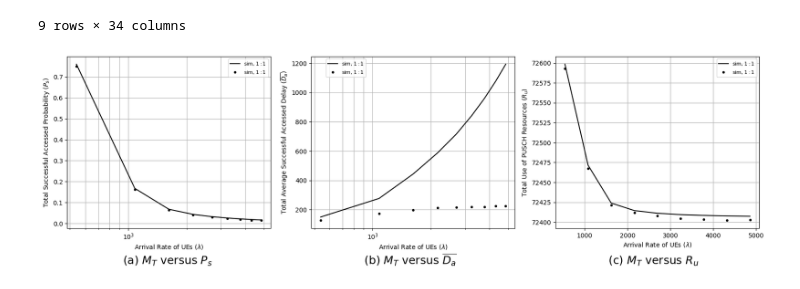
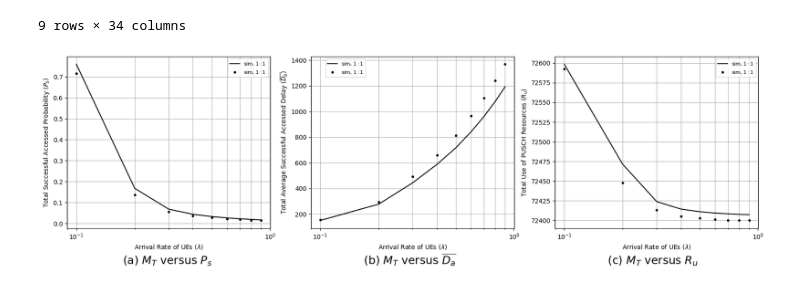
Before and after one commit to timlin0307/Thesis-Simulation, a Jupyter notebook: 2SRA and 4SRA with T_DATA in NTN/Simulation.ipynb, the cells around one changed output. Cells and saved outputs as stored; diff of their text form; code cells hidden in the pictures.

```diff
--- a/2SRA and 4SRA with T_DATA in NTN/Simulation.ipynb
+++ b/2SRA and 4SRA with T_DATA in NTN/Simulation.ipynb
@@ -1949,44 +1994,44 @@ ana
 9 rows × 34 columns
 # %%
 plt.subplot(131)
-plt.plot(ana.M_4SRA+ana.M_2SRA, ana.Ps_T, '-', color = 'black', label = 'sim, $1:1$')
-plt.plot(sim.M_4SRA+sim.M_2SRA, sim.Ps_T, 'o', ms = 3, color = 'black', label = 'sim, $1:1$')
+plt.plot(arrival_rate, ana.Ps_T, '-', color = 'black', label = 'sim, $1:1$')
+plt.plot(arrival_rate, sim.Ps_T, 'o', ms = 3, color = 'black', label = 'sim, $1:1$')
 plt.xscale('log')
 plt.xlabel("Arrival Rate of UEs ($\lambda$)")
 plt.ylabel("Total Successful Accessed Probability ($P_s$)")
 # plt.title("(a) $M_T$ versus $P_s$")
 # plt.suptitle("(a) $M_T$ versus $P_s$", fontsize=18, x=0.23, y=0.0)
 plt.grid(True, which="both")
 
 plt.legend(markerscale=1, fontsize=8, loc='best', bbox_to_anchor=(1, 1))
 
 plt.subplot(132)
-plt.plot(ana.M_4SRA+ana.M_2SRA, ana.Da_T, '-', color = 'black', label = 'sim, $1:1$')
-plt.plot(sim.M_4SRA+sim.M_2SRA, sim.Da_T, 'o', ms = 3, color = 'black', label = 'sim, $1:1$')
+plt.plot(arrival_rate, ana.Da_T, '-', color = 'black', label = 'sim, $1:1$')
+plt.plot(arrival_rate, sim.Da_T, 'o', ms = 3, color = 'black', label = 'sim, $1:1$')
 # plt.ticklabel_format(axis='both', style='sci', scilimits=(0, 0))
 plt.xscale('log')
 plt.xlabel("Arrival Rate of UEs ($\lambda$)")
 plt.ylabel("Total Average Successful Accessed Delay ($\overline{D_{a}}$)")
 # plt.title("(b) $M_T$ versus $\overline{D_{a}}$")
 plt.grid(True, which="both")
 
 plt.legend(markerscale=1, fontsize=8, loc='best', bbox_to_anchor=(0.28, 1))
 
 plt.subplot(133)
-plt.plot(ana.M_4SRA+ana.M_2SRA, ana.Ur_PUSCH_T, '-', color = 'black', label = 'sim, $1:1$')
-plt.plot(sim.M_4SRA+sim.M_2SRA, sim.Ur_PUSCH_T, 'o', ms = 3, color = 'black', label = 'sim, $1:1$')
+plt.plot(arrival_rate, ana.Ur_PUSCH_T, '-', color = 'black', label = 'sim, $1:1$')
+plt.plot(arrival_rate, sim.Ur_PUSCH_T, 'o', ms = 3, color = 'black', label = 'sim, $1:1$')
 # plt.ticklabel_format(axis='both', style='sci', scilimits=(0, 3))
-# plt.xscale('log')
+plt.xscale('log')
 plt.xlabel("Arrival Rate of UEs ($\lambda$)")
 plt.ylabel("Total Use of PUSCH Resources ($R_u$)")
 # plt.title("(c) $M_T$ versus $R_u$")
 plt.grid(True, which="both")
 
 plt.suptitle("(a) $M_T$ versus $P_s$                                           (b) $M_T$ versus $\overline{D_{a}}$                                           (c) $M_T$ versus $R_u$", fontsize=18, x=0.51, y=0.0)
 
 
 plt.legend(markerscale=1, fontsize=8, loc='best')
 plt.rcParams["figure.figsize"] = (20, 5)
 plt.show()
 # %% [output]
-[figure, old version]
+[figure, new version]
```
Also changed, not shown: parts of 8 cells of this notebook, 2 other files.
